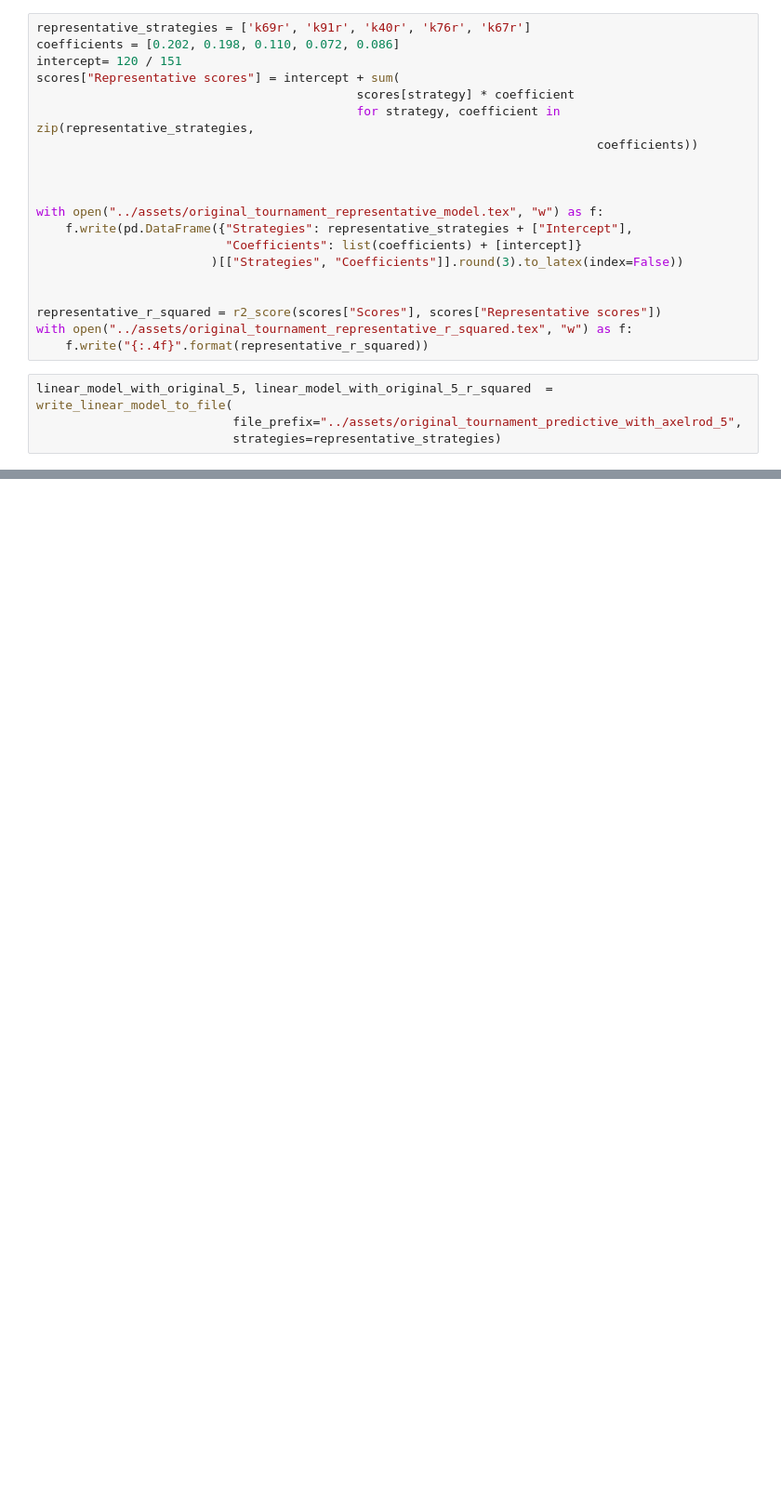
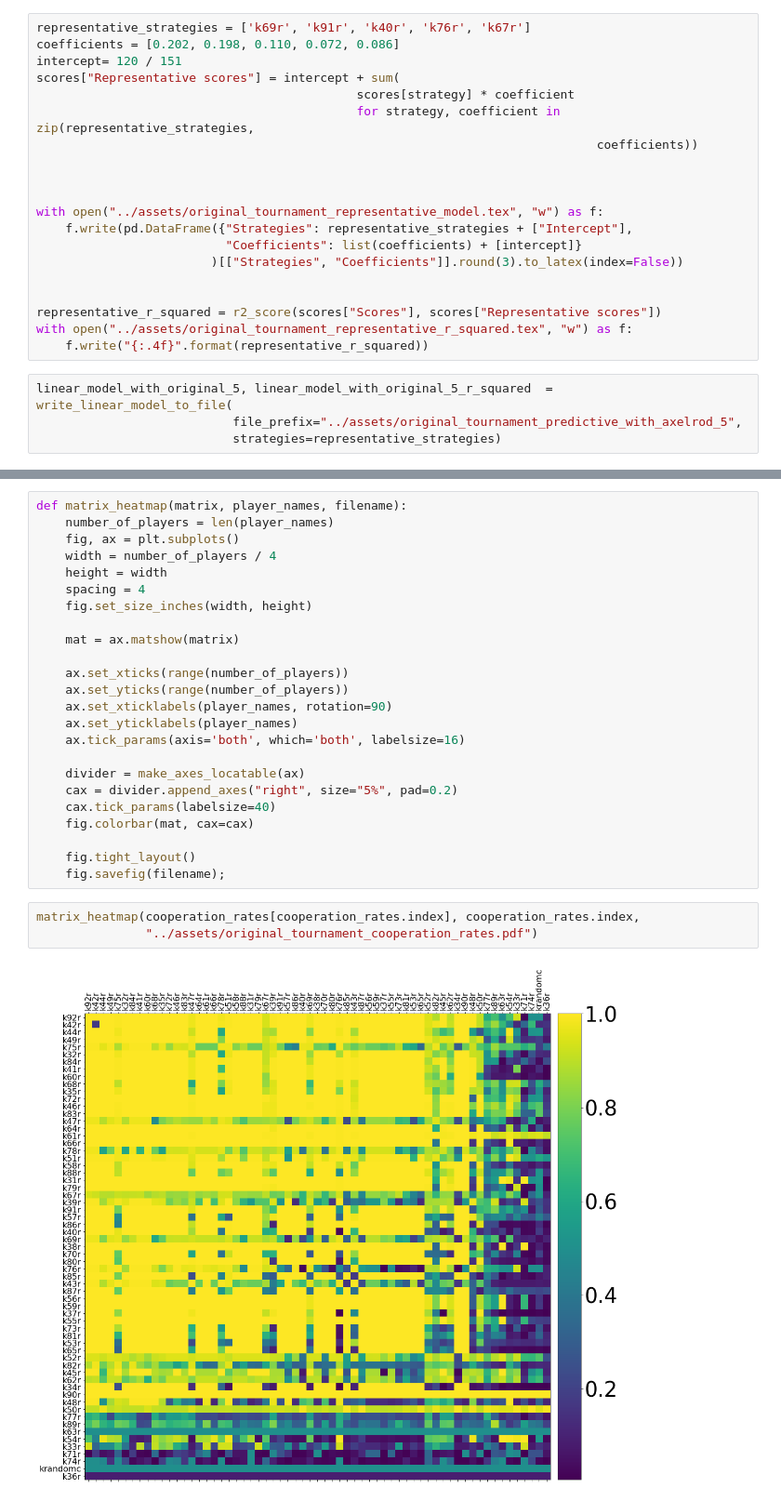
Before and after one commit to Axelrod-Python/revisiting-axelrod-second, a Jupyter notebook: src/main.ipynb, the cells around one changed output, grey strips where cells are left out. Shown at 93% size. Drawn from its saved outputs; the diff is of its cells as text; blank space fills up the shorter version.

```diff
--- a/src/main.ipynb
+++ b/src/main.ipynb
@@ -382,0 +427,29 @@ plt.savefig("../assets/original_tournament_predictive_score_models.pdf");
+# %%
+def matrix_heatmap(matrix, player_names, filename):
+    number_of_players = len(player_names)
+    fig, ax = plt.subplots()
+    width = number_of_players / 4
+    height = width
+    spacing = 4
+    fig.set_size_inches(width, height)
+
+    mat = ax.matshow(matrix)
+
+    ax.set_xticks(range(number_of_players))
+    ax.set_yticks(range(number_of_players))
+    ax.set_xticklabels(player_names, rotation=90)
+    ax.set_yticklabels(player_names)
+    ax.tick_params(axis='both', which='both', labelsize=16)
+
+    divider = make_axes_locatable(ax)
+    cax = divider.append_axes("right", size="5%", pad=0.2)
+    cax.tick_params(labelsize=40)
+    fig.colorbar(mat, cax=cax)
+
+    fig.tight_layout()
+    fig.savefig(filename);
+# %%
+matrix_heatmap(cooperation_rates[cooperation_rates.index], cooperation_rates.index,
+               "../assets/original_tournament_cooperation_rates.pdf")
+# %% [output]
+[figure, added]
```
Also changed, not shown: parts of 17 cells of this notebook, 21 other files.
